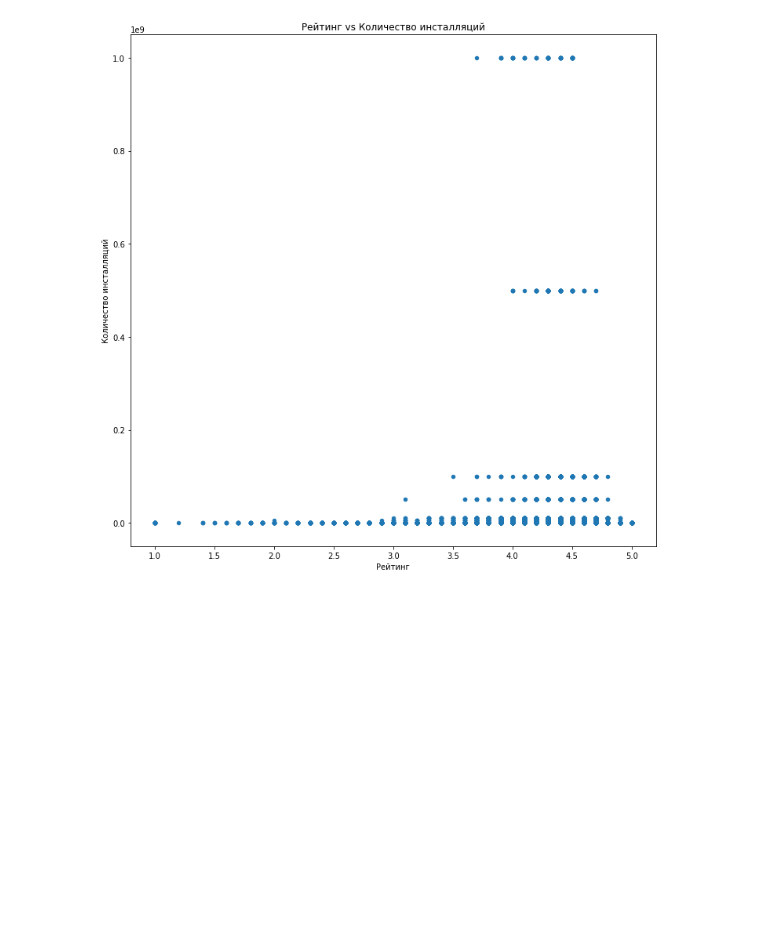
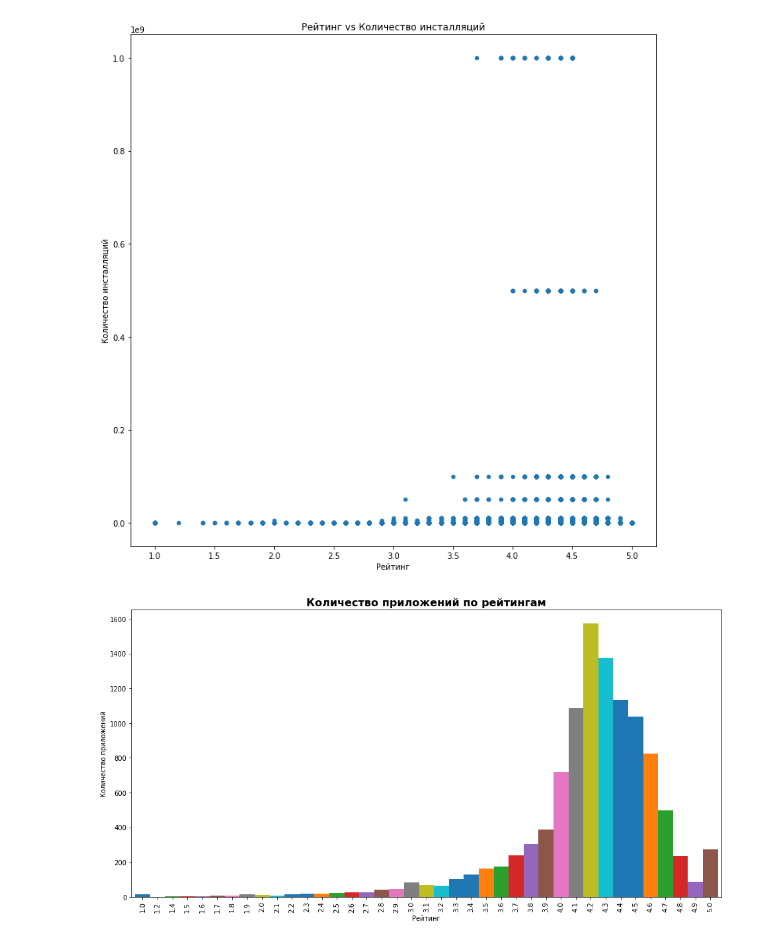
Before and after one commit to shulzhenkoas/Math, a Jupyter notebook: Theory_ver/project/shulzhenkoas_theory_project.ipynb, the cells around one changed output. Drawn from its saved outputs; the diff is of its cells as text; code cells hidden in the pictures; blank space fills up the shorter version.

Commit message:
Add visualization

```diff
--- a/Theory_ver/project/shulzhenkoas_theory_project.ipynb
+++ b/Theory_ver/project/shulzhenkoas_theory_project.ipynb
@@ -77,5 +77,5 @@ data['Reviews'] = data['Reviews'].astype(int)
 Заполняем значения NaN средним рейтингом по каждой из категорий.
 # %%
 for ctg in data['Category'].unique():
-    ctg_mean = round(data.loc[data['Category'] == 'BEAUTY', 'Rating'].mean(), 1)
+    ctg_mean = round(data.loc[data['Category'] == ctg, 'Rating'].mean(), 1)
     data.loc[data['Rating'].isnull() & (data['Category'] == ctg), 'Rating'] = ctg_mean
@@ -161,3 +179,11 @@ plt.ylabel('Количество инсталляций')
 plt.show()
 # %% [output]
 [figure]
+# %%
+data['Rating'].value_counts().sort_index().plot(kind='bar', width=1, figsize=(16, 8))
+plt.title('Количество приложений по рейтингам', fontsize = 16, fontweight='bold')
+plt.xlabel('Рейтинг')
+plt.ylabel('Количество приложений')
+plt.show()
+# %% [output]
+[figure, added]
```
Also changed, not shown: parts of 7 cells of this notebook.
